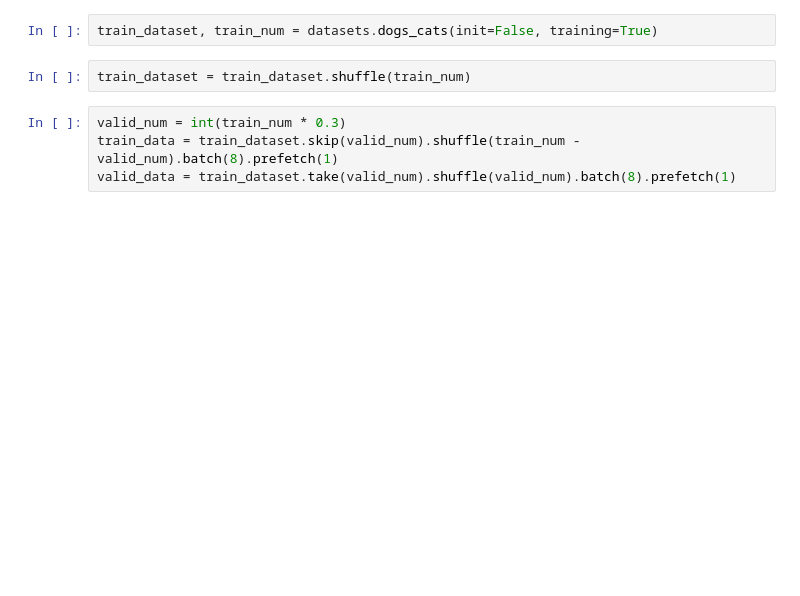
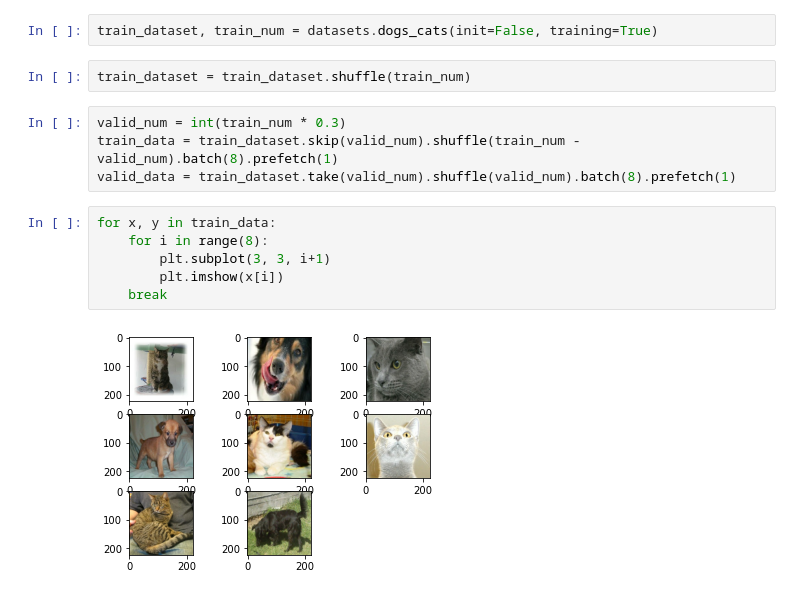
Before and after one commit to jskim-research/Impl_common_AI, a Jupyter notebook: src/test_notebook.ipynb, the cells around one changed output. Cells and saved outputs as stored; diff of their text form; blank space fills up the shorter version.

```diff
--- a/src/test_notebook.ipynb
+++ b/src/test_notebook.ipynb
@@ -19,3 +21,11 @@ train_dataset = train_dataset.shuffle(train_num)
 valid_num = int(train_num * 0.3)
 train_data = train_dataset.skip(valid_num).shuffle(train_num - valid_num).batch(8).prefetch(1)
 valid_data = train_dataset.take(valid_num).shuffle(valid_num).batch(8).prefetch(1)
+# %%
+for x, y in train_data:
+    for i in range(8):
+        plt.subplot(3, 3, i+1)
+        plt.imshow(x[i])
+    break
+# %% [output]
+[figure, added]
```
Also changed, not shown: parts of 4 cells of this notebook, 1 other file.
